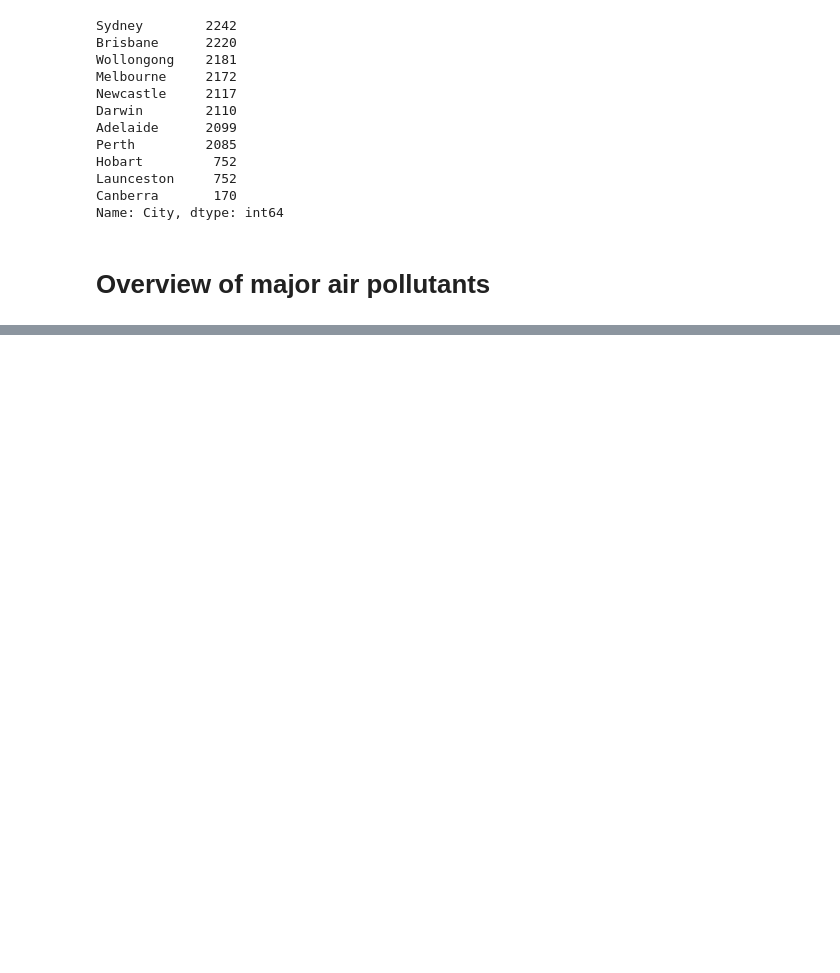
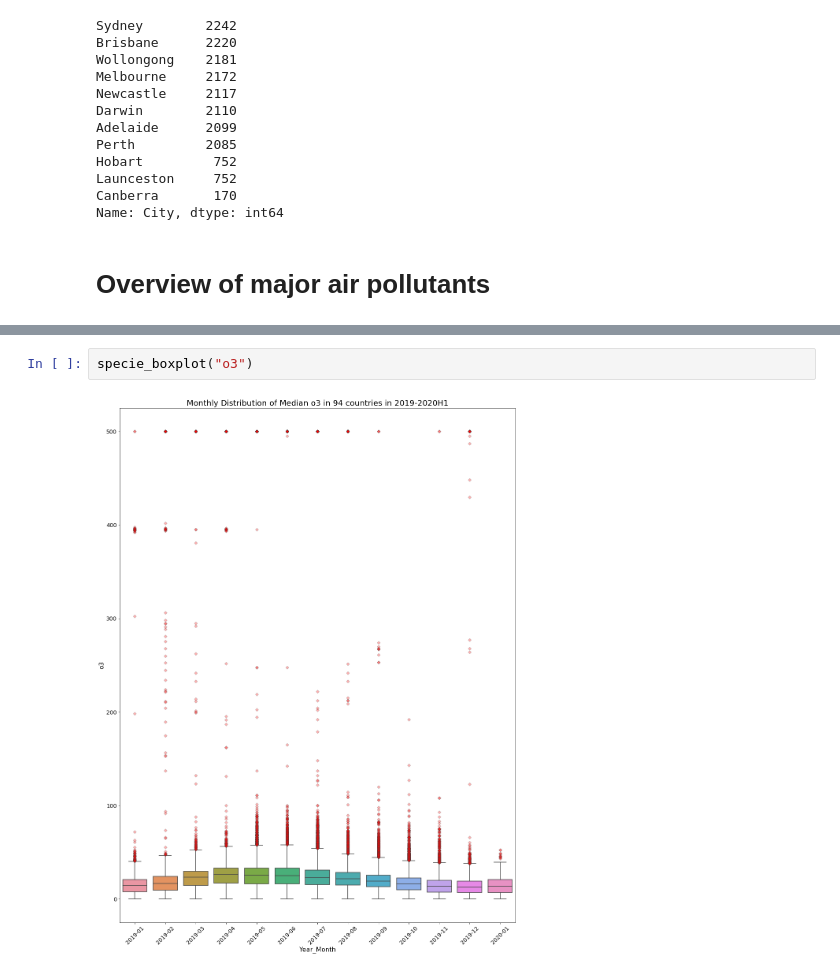
Before and after one commit to firdausmehta/COVID19-Global-Air-Quality, a Jupyter notebook: Clean_Data_Firdaus.ipynb, the cells around one changed output, grey strips where cells are left out. Saved outputs shown, nothing was run; the diff lists cells and outputs as text; blank space fills up the shorter version.

```diff
--- a/Clean_Data_Firdaus.ipynb
+++ b/Clean_Data_Firdaus.ipynb
@@ -220,0 +285,4 @@ Name: City, dtype: int64
+# %%
+specie_boxplot("o3")
+# %% [output]
+[figure, added]
```
Also changed, not shown: parts of 11 cells of this notebook, 6 other files.
